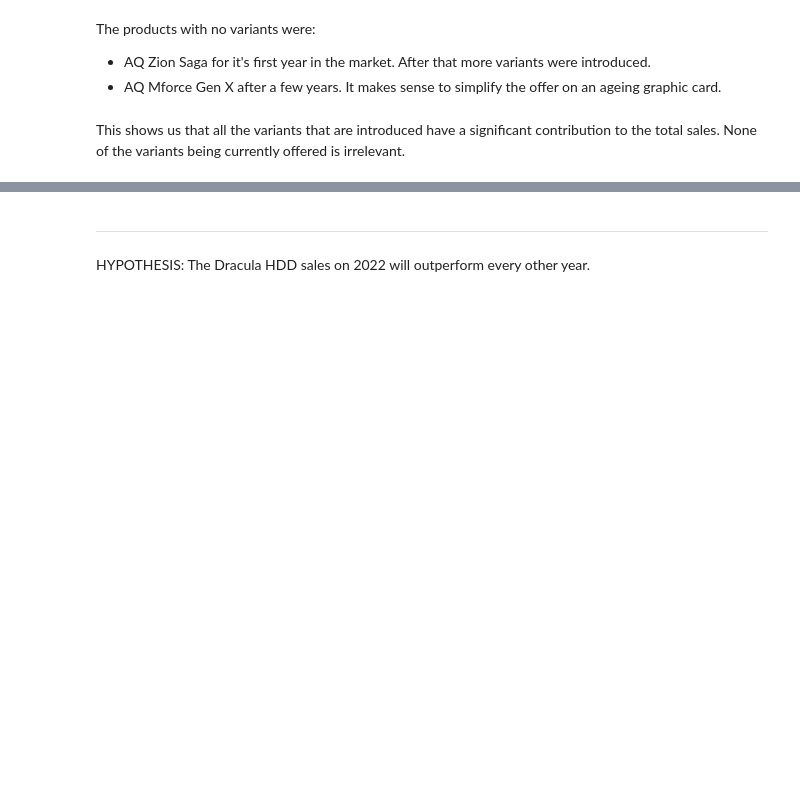
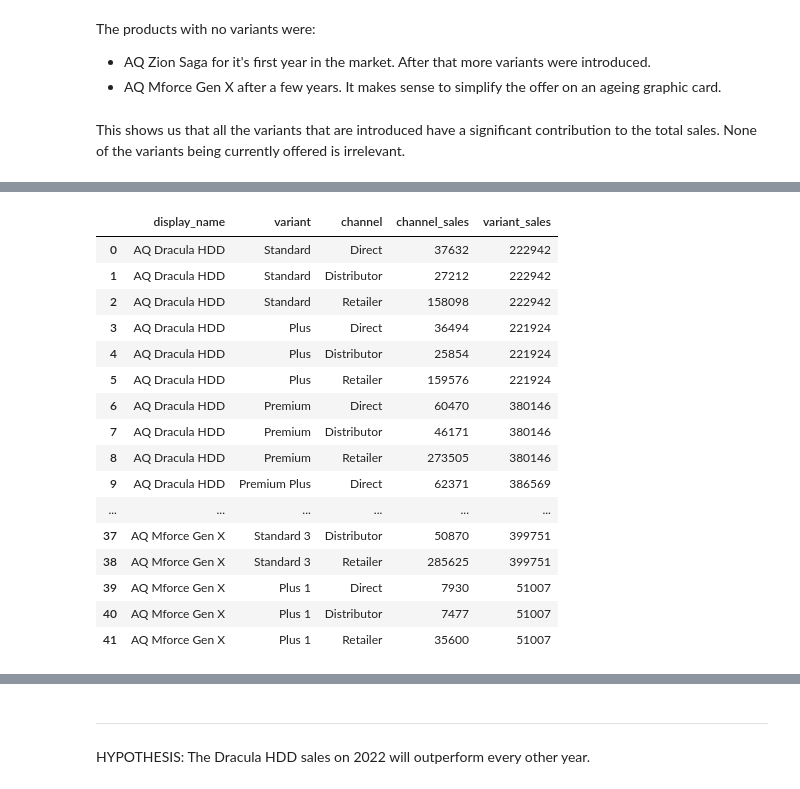
Before and after one commit to Silverscale/AtliQ_Products_Analysis, a Jupyter notebook: atliq_product_analysis.ipynb, the cells around one changed output, grey strips where cells are left out. Cells and saved outputs as stored; diff of their text form; code cells hidden in the pictures; blank space fills up the shorter version.

Commit message:
WIP Division sales
There are 3 cells at the bottom, with channel sales for division, product and variant. Need to decide which one to go with and delete the rest.

```diff
--- a/atliq_product_analysis.ipynb
+++ b/atliq_product_analysis.ipynb
@@ -1310,0 +1382,34 @@ This shows us that all the variants that are introduced have a significant contr
+# %%
+query = """
+SELECT display_name, variant, channel, sales_by_channel.channel_sales, total_sales.variant_sales
+FROM (
+    SELECT display_name, variant, product_code, channel, SUM(sold_quantity) as channel_sales
+    FROM fact_sales_monthly
+        JOIN dim_customer USING(customer_code)
+        JOIN dim_product USING(product_code)
+    GROUP BY fact_sales_monthly.product_code, channel) as sales_by_channel
+    JOIN (
+        SELECT product_code, SUM(sold_quantity) as variant_sales
+        FROM fact_sales_monthly
+        GROUP BY product_code) as total_sales USING(product_code)
+"""
+
+pd.read_sql_query(query, con)
+# %% [output]
+|  | display_name | variant | channel | channel_sales | variant_sales |
+| 0 | AQ Dracula HDD | Standard | Direct | 37632 | 222942 |
+| 1 | AQ Dracula HDD | Standard | Distributor | 27212 | 222942 |
+| 2 | AQ Dracula HDD | Standard | Retailer | 158098 | 222942 |
+| 3 | AQ Dracula HDD | Plus | Direct | 36494 | 221924 |
+| 4 | AQ Dracula HDD | Plus | Distributor | 25854 | 221924 |
+| 5 | AQ Dracula HDD | Plus | Retailer | 159576 | 221924 |
+| 6 | AQ Dracula HDD | Premium | Direct | 60470 | 380146 |
+| 7 | AQ Dracula HDD | Premium | Distributor | 46171 | 380146 |
+| 8 | AQ Dracula HDD | Premium | Retailer | 273505 | 380146 |
+| 9 | AQ Dracula HDD | Premium Plus | Direct | 62371 | 386569 |
+| ... | ... | ... | ... | ... | ... |
+| 37 | AQ Mforce Gen X | Standard 3 | Distributor | 50870 | 399751 |
+| 38 | AQ Mforce Gen X | Standard 3 | Retailer | 285625 | 399751 |
+| 39 | AQ Mforce Gen X | Plus 1 | Direct | 7930 | 51007 |
+| 40 | AQ Mforce Gen X | Plus 1 | Distributor | 7477 | 51007 |
+| 41 | AQ Mforce Gen X | Plus 1 | Retailer | 35600 | 51007 |
```
Also changed, not shown: parts of 8 cells of this notebook.
